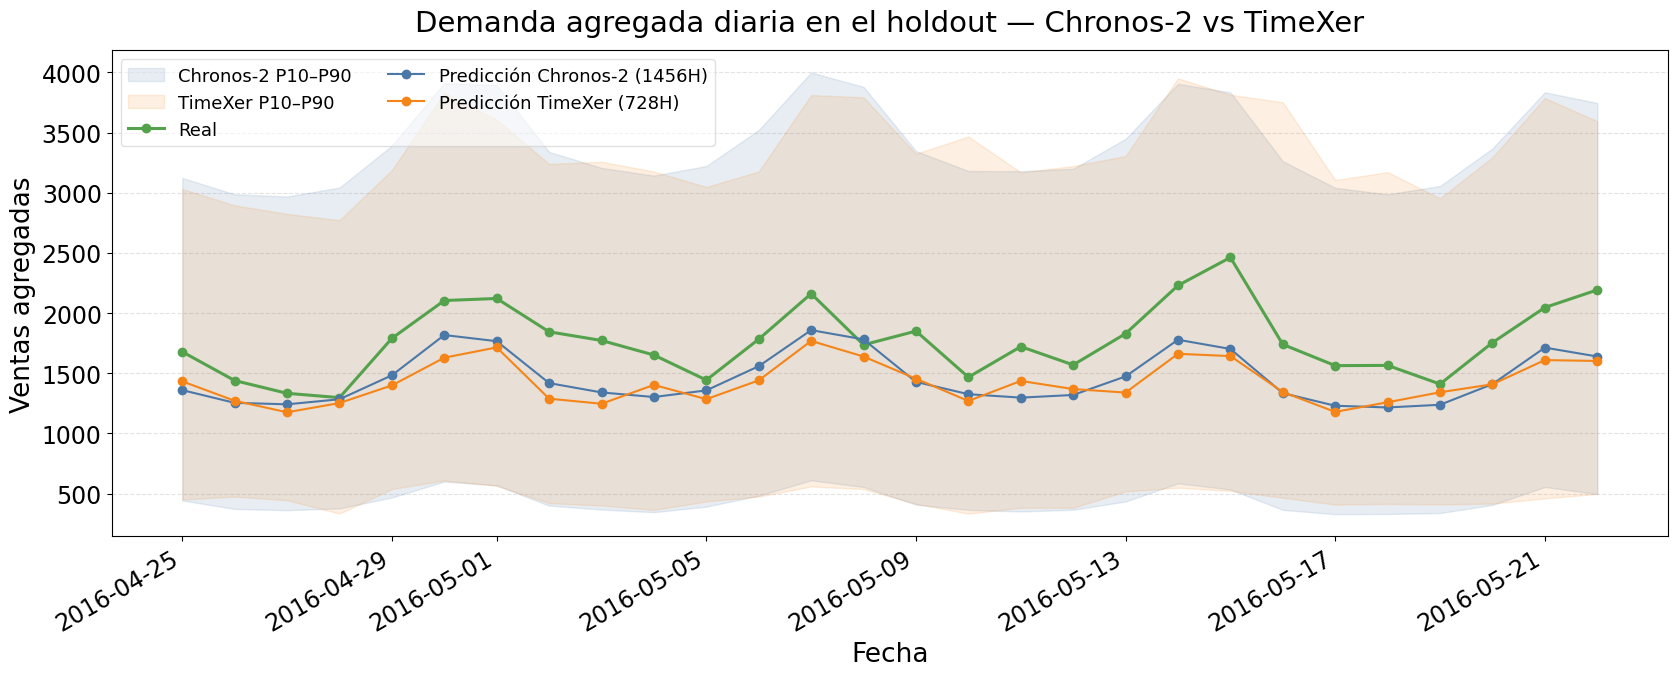
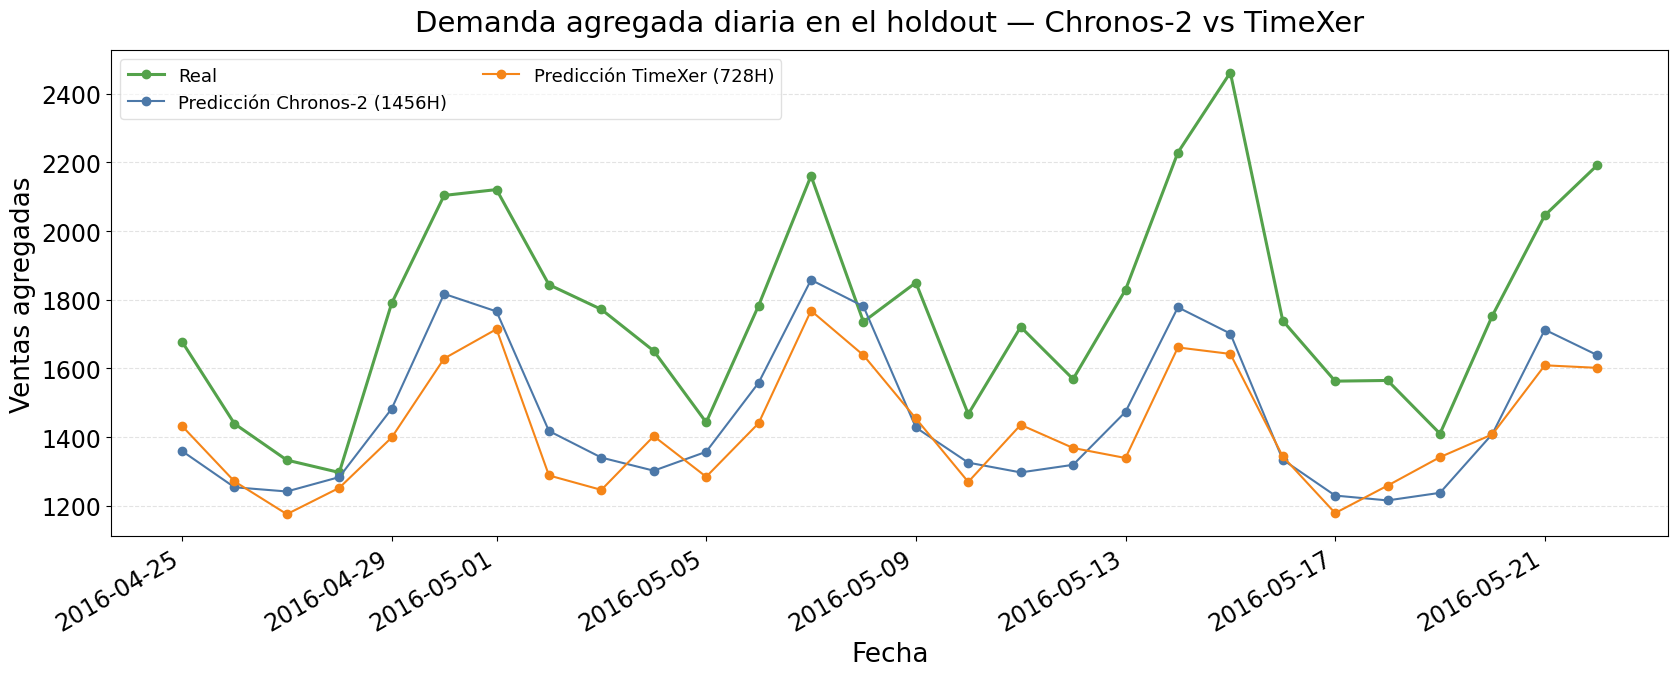
Code edit (unified diff) that turned the first committed figure into the second:
--- before
+++ after
@@ -16,6 +16,6 @@
 
 
-def load_daily_total(path, q10_col, q90_col):
-    """Suma diaria (sobre las 500 series) de real, predicción y cuantiles P10/P90."""
+def load_daily_total(path):
+    """Suma diaria (sobre las 500 series) de real y predicción."""
     df = pd.read_csv(path, parse_dates=["timestamp"])
     g = df.groupby("timestamp")
@@ -24,16 +24,12 @@
         prediction=("predictions", "sum"),
     ).reset_index()
-    out["p10"] = g[q10_col].sum().values
-    out["p90"] = g[q90_col].sum().values
     return out
 
 
-# Los nombres de columna de cuantiles difieren entre notebooks:
-#   Chronos-2 -> "0.1" / "0.9"   |   TimeXer -> "q0.1" / "q0.9"
 chronos_daily = load_daily_total(
-    f"{DATA_DIR}/chronos2_m5_outputs/m5_eval_predictions_vs_actuals.csv", "0.1", "0.9"
+    f"{DATA_DIR}/chronos2_m5_outputs/m5_eval_predictions_vs_actuals.csv"
 )
 timexer_daily = load_daily_total(
-    f"{DATA_DIR}/timexer_m5_outputs/m5_eval_predictions_vs_actuals.csv", "q0.1", "q0.9"
+    f"{DATA_DIR}/timexer_m5_outputs/m5_eval_predictions_vs_actuals.csv"
 )
 
@@ -47,14 +43,4 @@
 with plt.rc_context(MULTI_RC):
     fig, ax = plt.subplots(figsize=(17, 7))
-
-    # Bandas de incertidumbre P10-P90 (debajo de las líneas), muy translúcidas
-    ax.fill_between(
-        dates, chronos_daily["p10"], chronos_daily["p90"],
-        color=colors["Chronos-2"], alpha=0.13, label="Chronos-2 P10–P90",
-    )
-    ax.fill_between(
-        dates, timexer_daily["p10"], timexer_daily["p90"],
-        color=colors["TimeXer"], alpha=0.13, label="TimeXer P10–P90",
-    )
 
     # Real (única) y predicciones de cada modelo

Commit: updates